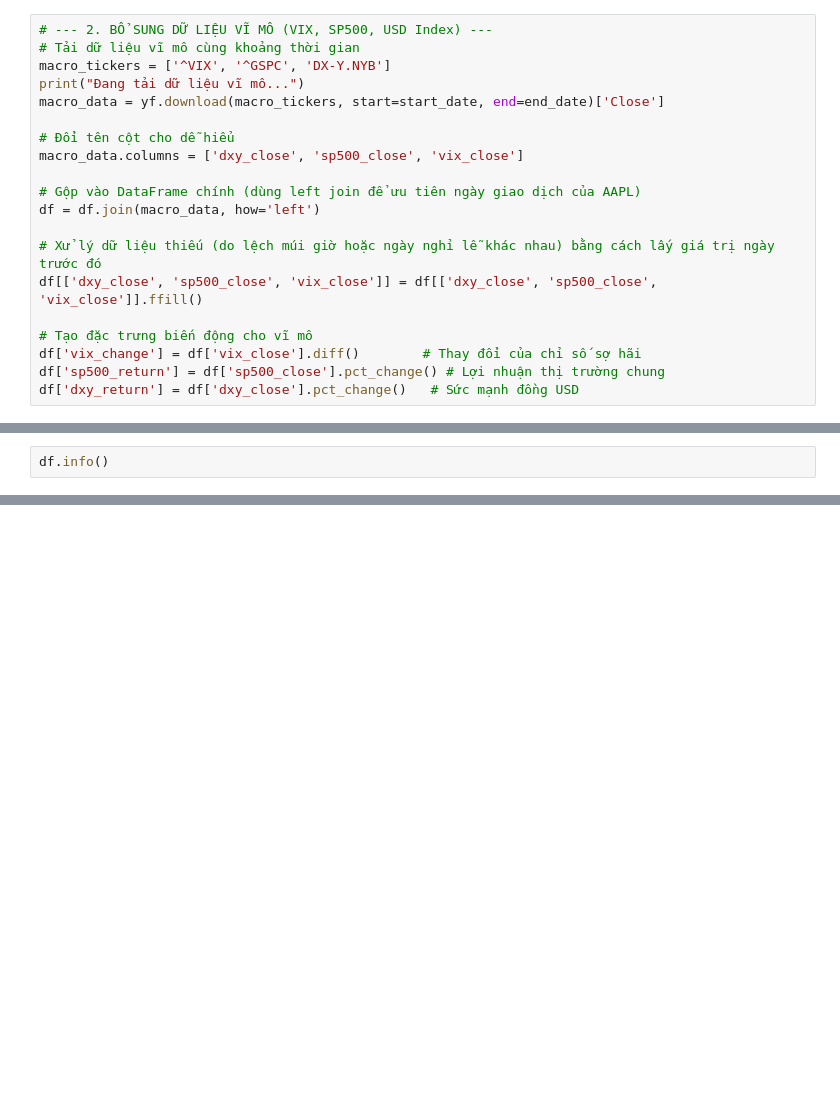
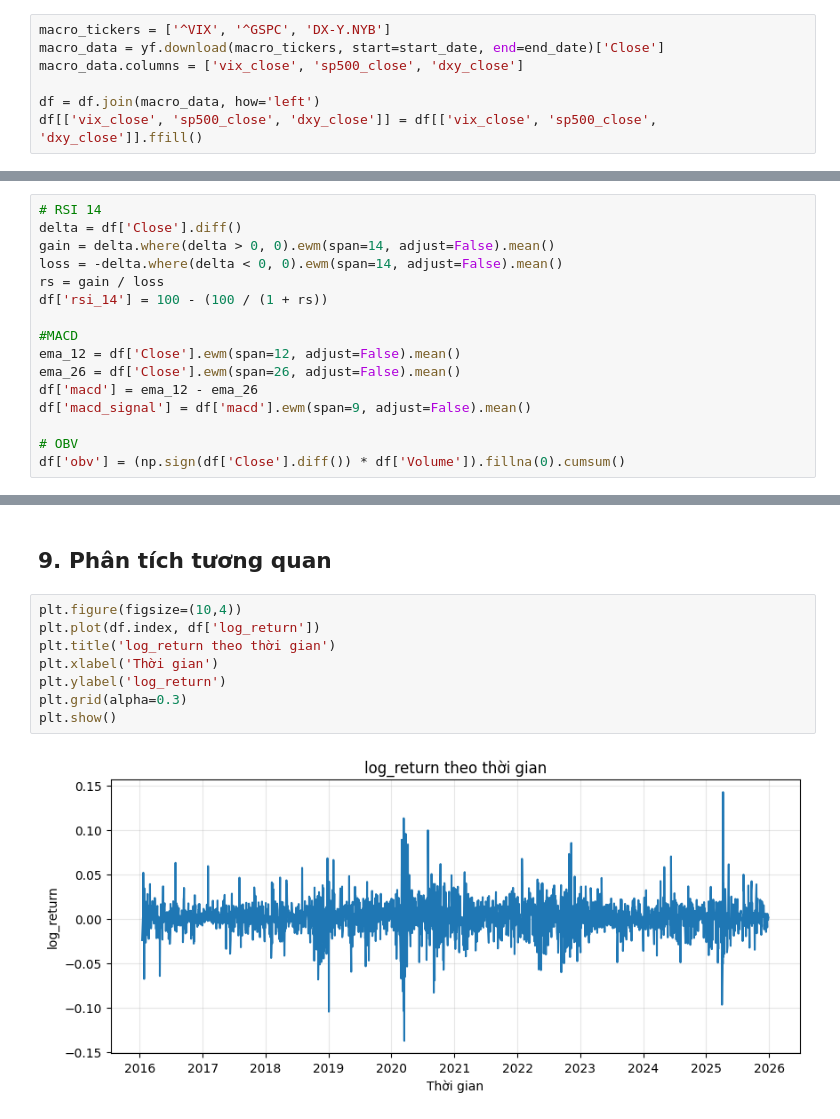
Before and after one commit to ngoanhkhoi978/Stock-Price-Prediction-Random-Forest, a Jupyter notebook: nootbook/StockPriceForecast.ipynb, the cells around one changed output, grey strips where cells are left out. Cells and saved outputs as stored; diff of their text form; blank space fills up the shorter version.

```diff
--- a/nootbook/StockPriceForecast.ipynb
+++ b/nootbook/StockPriceForecast.ipynb
@@ -47,21 +89,8 @@ Date
 # %%
-# --- 2. BỔ SUNG DỮ LIỆU VĨ MÔ (VIX, SP500, USD Index) ---
-# Tải dữ liệu vĩ mô cùng khoảng thời gian
 macro_tickers = ['^VIX', '^GSPC', 'DX-Y.NYB']
-print("Đang tải dữ liệu vĩ mô...")
 macro_data = yf.download(macro_tickers, start=start_date, end=end_date)['Close']
+macro_data.columns = ['vix_close', 'sp500_close', 'dxy_close']
 
-# Đổi tên cột cho dễ hiểu
-macro_data.columns = ['dxy_close', 'sp500_close', 'vix_close']
-
-# Gộp vào DataFrame chính (dùng left join để ưu tiên ngày giao dịch của AAPL)
 df = df.join(macro_data, how='left')
-
-# Xử lý dữ liệu thiếu (do lệch múi giờ hoặc ngày nghỉ lễ khác nhau) bằng cách lấy giá trị ngày trước đó
-df[['dxy_close', 'sp500_close', 'vix_close']] = df[['dxy_close', 'sp500_close', 'vix_close']].ffill()
-
-# Tạo đặc trưng biến động cho vĩ mô
-df['vix_change'] = df['vix_close'].diff()        # Thay đổi của chỉ số sợ hãi
-df['sp500_return'] = df['sp500_close'].pct_change() # Lợi nhuận thị trường chung
-df['dxy_return'] = df['dxy_close'].pct_change()   # Sức mạnh đồng USD
+df[['vix_close', 'sp500_close', 'dxy_close']] = df[['vix_close', 'sp500_close', 'dxy_close']].ffill()
 # %% [output]
@@ -134,2 +126,16 @@ df.tail()
 # %%
-df.info()
+# RSI 14
+delta = df['Close'].diff()
+gain = delta.where(delta > 0, 0).ewm(span=14, adjust=False).mean()
+loss = -delta.where(delta < 0, 0).ewm(span=14, adjust=False).mean()
+rs = gain / loss
+df['rsi_14'] = 100 - (100 / (1 + rs))
+
+#MACD
+ema_12 = df['Close'].ewm(span=12, adjust=False).mean()
+ema_26 = df['Close'].ewm(span=26, adjust=False).mean()
+df['macd'] = ema_12 - ema_26
+df['macd_signal'] = df['macd'].ewm(span=9, adjust=False).mean()
+
+# OBV
+df['obv'] = (np.sign(df['Close'].diff()) * df['Volume']).fillna(0).cumsum()
@@ -160,0 +172,12 @@ plt.show()
+# %% [markdown]
+## 9. Phân tích tương quan
+# %%
+plt.figure(figsize=(10,4))
+plt.plot(df.index, df['log_return'])
+plt.title('log_return theo thời gian')
+plt.xlabel('Thời gian')
+plt.ylabel('log_return')
+plt.grid(alpha=0.3)
+plt.show()
+# %% [output]
+[figure, added]
```
Also changed, not shown: parts of 32 cells of this notebook, 1 other file.
